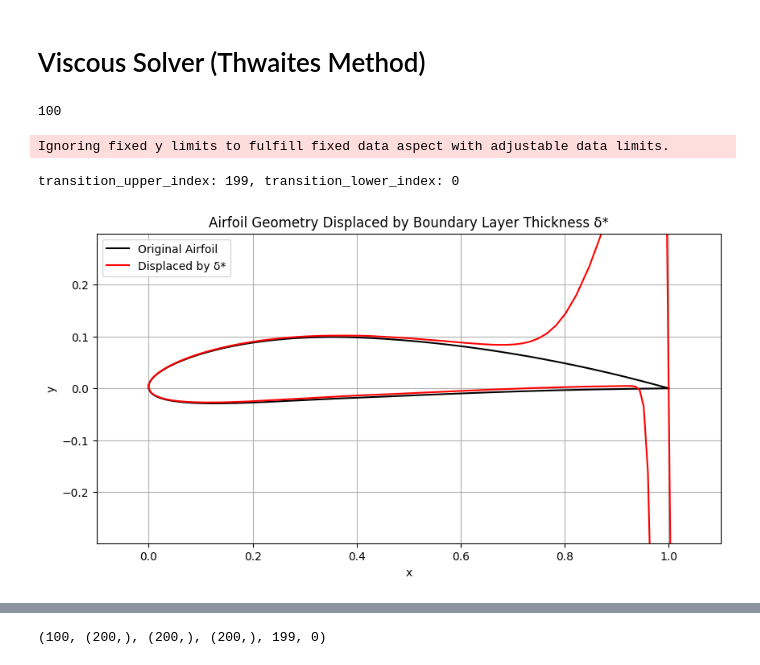
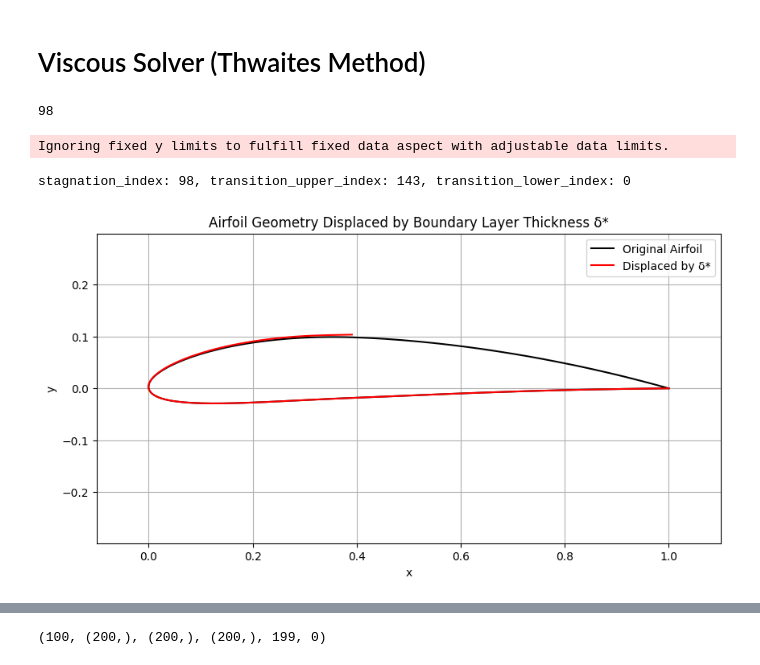
Before and after one commit to Arviano-Yuono/TurbulenceModelling, a Jupyter notebook: main.ipynb, the cells around one changed output, grey strips where cells are left out. Drawn from its saved outputs; the diff is of its cells as text; code cells hidden in the pictures.

```diff
--- a/main.ipynb
+++ b/main.ipynb
@@ -18,8 +18,8 @@ N = 100
 density = 1.225
 viscosity = 1.837e-5
 nu = viscosity / density
-U_inf = 1.4996e+0
-AoA_deg = 0
+U_inf = 1.4996e+1
+AoA_deg = 2
 AoA_rad = np.deg2rad(AoA_deg)
 
 airfoil = Body(*generate_naca4(series=naca_series, N=N, cosine_spacing=True, closed_te=True))
@@ -114,23 +114,25 @@ def plot_displaced_geometry(old_XB, old_YB, new_XB, new_YB, Xc=None, Yc=None, de
 # %%
 airfoil.stagnation_index
 # %% [output]
-100
+98
 # %%
 from src.solver import BoundaryLayerSolver
+# from src.models.transition import MichelTransition
+# from src.models.turbulence import HeadTurbulence
 
 VpVinf[airfoil.stagnation_index] = 0
-airfoil.update_edge_velocity(U_e=VpVinf * freestream.U_inf)
+airfoil.update_edge_velocity(U_e=VpVinf)
 
 # one pass of laminar boundary layer
 bl_solver = BoundaryLayerSolver(laminar_methods="thwaites", transition_method="michel", turbulent_methods="drela")
-theta, delta_star, H, transition_upper_index, transition_lower_index, dudx_log = bl_solver.solve_laminar_boundary_layer(body=airfoil, freestream=freestream)
+theta, delta_star, H, transition_upper_index, transition_lower_index, duds = bl_solver.solve_laminar_boundary_layer(body=airfoil, freestream=freestream)
 
 airfoil.update_boundary_layer(theta=theta, delta_star=delta_star, H=H, transition_index_upper=transition_upper_index, transition_index_lower=transition_lower_index)
 XB_new, YB_new = airfoil.displace_geometry_by_dstar()
-print(f"transition_upper_index: {transition_upper_index}, transition_lower_index: {transition_lower_index}")
+print(f"stagnation_index: {airfoil.stagnation_index}, transition_upper_index: {transition_upper_index}, transition_lower_index: {transition_lower_index}")
 
 plot_displaced_geometry(airfoil.XB, airfoil.YB, XB_new, YB_new)
 # %% [output]
 Ignoring fixed y limits to fulfill fixed data aspect with adjustable data limits.
-transition_upper_index: 199, transition_lower_index: 0
+stagnation_index: 98, transition_upper_index: 143, transition_lower_index: 0
-[figure, old version]
+[figure, new version]
```
Also changed, not shown: parts of 6 cells of this notebook, 2 other files.
